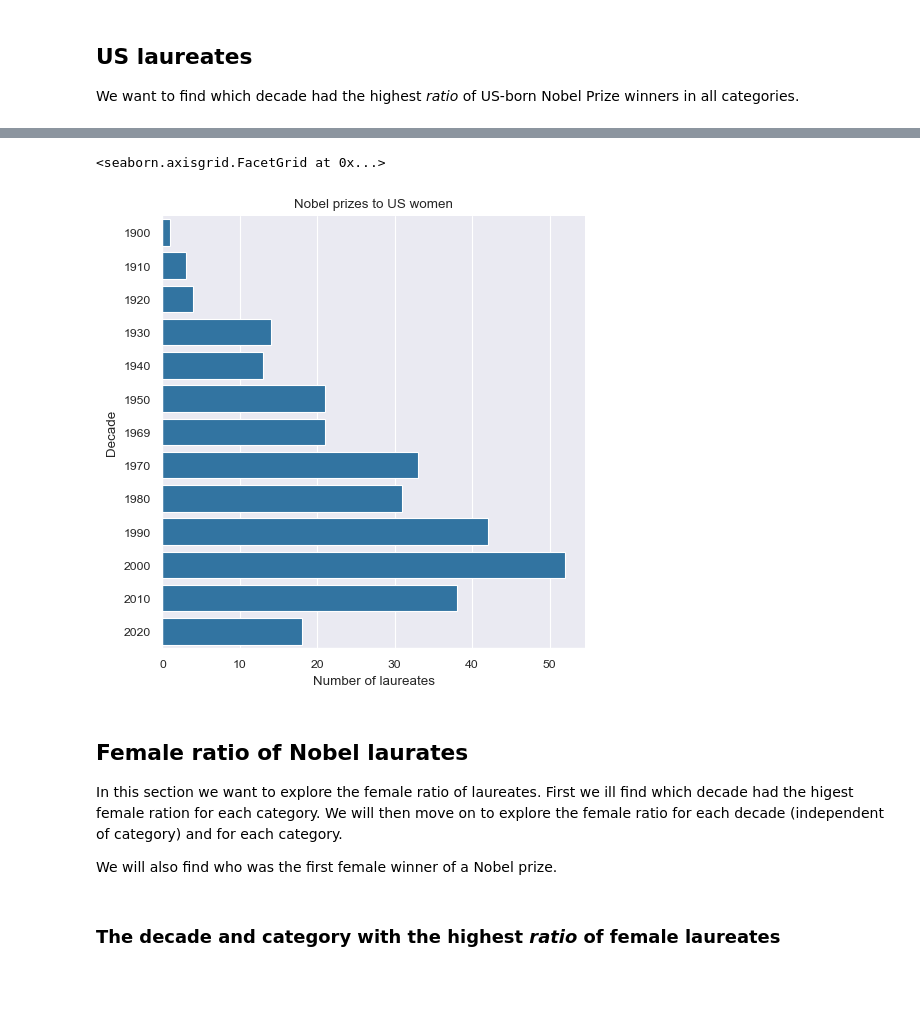
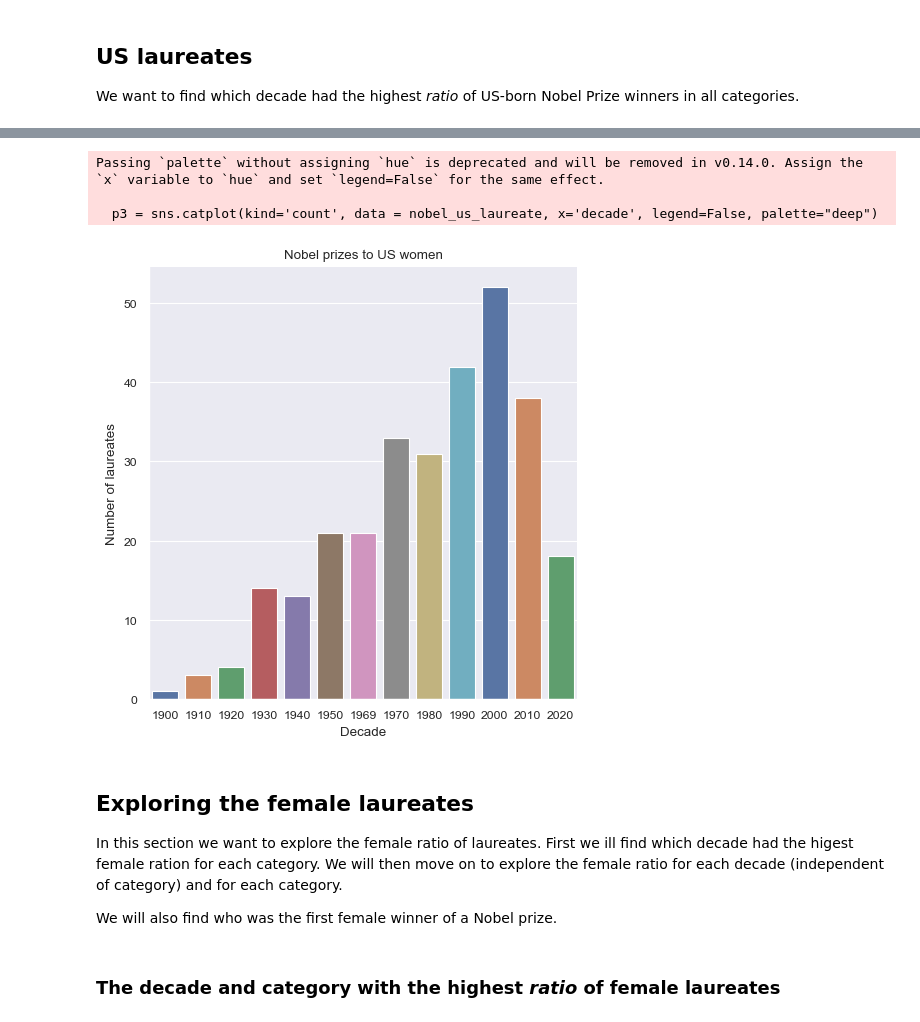
Before and after one commit to lenelise/Nobel_prize, a Jupyter notebook: nobel_prize.ipynb, the cells around one changed output, grey strips where cells are left out. Drawn from its saved outputs; the diff is of its cells as text; code cells hidden in the pictures; blank space fills up the shorter version.

Commit message:
Made som additional changes, need to commit them before the weekend. Just cleaned up some text and already existing plots

```diff
--- a/nobel_prize.ipynb
+++ b/nobel_prize.ipynb
@@ -179,14 +174,18 @@ nobel_us_laureate.head(2)
 | 35 | 1906 | Peace | The Nobel Peace Prize 1906 | not given | 1/1 | 470 | Individual | Theodore Roosevelt | ... |
 | 72 | 1912 | Peace | The Nobel Peace Prize 1912 | not given | 1/1 | 480 | Individual | Elihu Root | ... |
 # %%
-sns.catplot(kind='count',data = nobel_us_laureate, y='decade').set(title="Nobel prizes to US women", ylabel="Decade", xlabel="Number of laureates")
+p3 = sns.catplot(kind='count', data = nobel_us_laureate, x='decade', legend=False, palette="deep")
+p3.set(title="Nobel prizes to US women", xlabel="Decade", ylabel="Number of laureates")
+plt.show()
 # %% [output]
-<seaborn.axisgrid.FacetGrid at 0x...>
+Passing `palette` without assigning `hue` is deprecated and will be removed in v0.14.0. Assign the `x` variable to `hue` and set `legend=False` for the same effect.
+
+  p3 = sns.catplot(kind='count', data = nobel_us_laureate, x='decade', legend=False, palette="deep")
-[figure, old version]
+[figure, new version]
 # %%
 max_decade_usa = '2000' #this variabel is a requirement from Datacamp
 # %% [markdown]
-## Female ratio of Nobel laurates
+## Exploring the female laureates
 In this section we want to explore the female ratio of laureates. First we ill find which decade had the higest female ration for each category. We will then move on to explore the female ratio for each decade (independent of category) and for each category.
 
 We will also find who was the first female winner of a Nobel prize.
```
Also changed, not shown: parts of 16 cells of this notebook.
